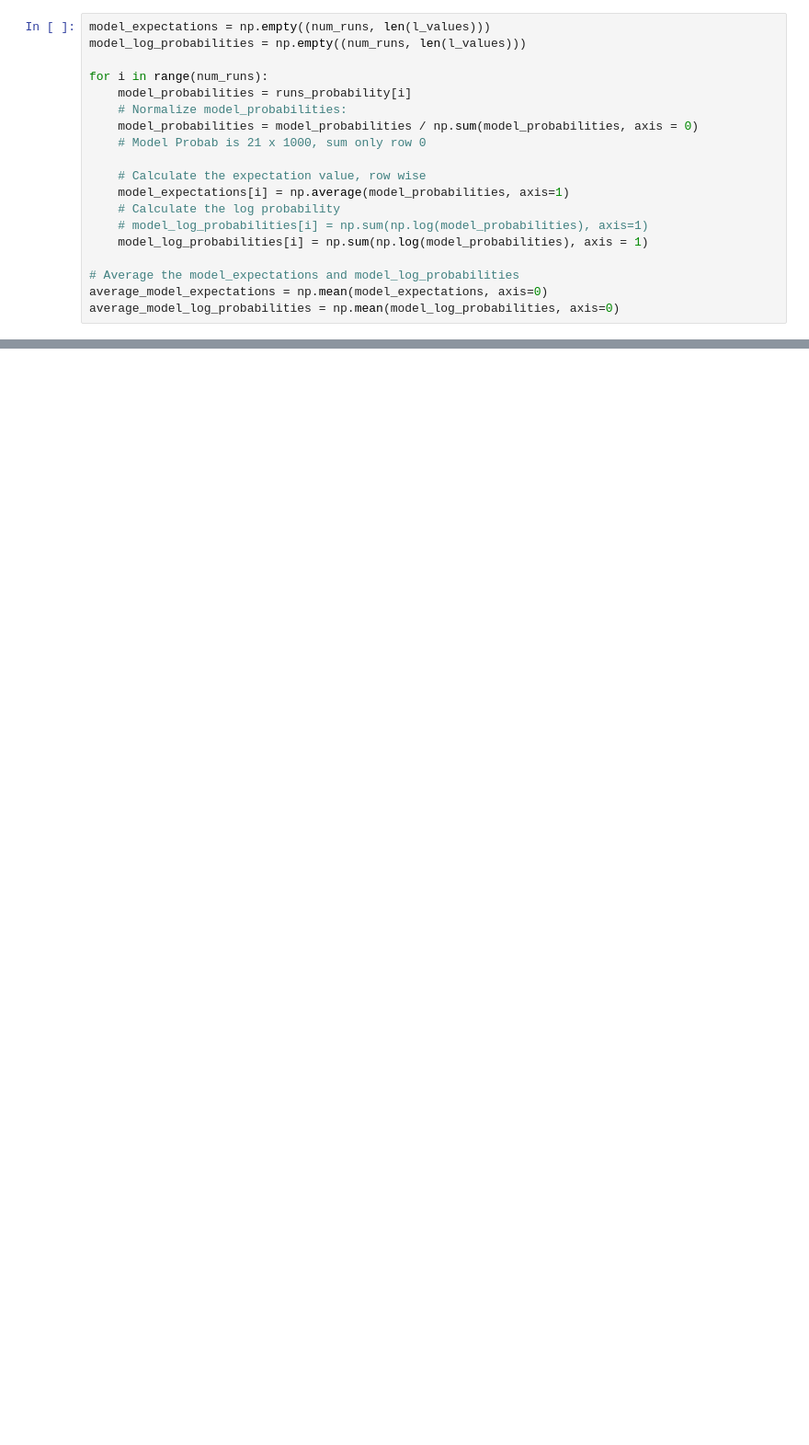
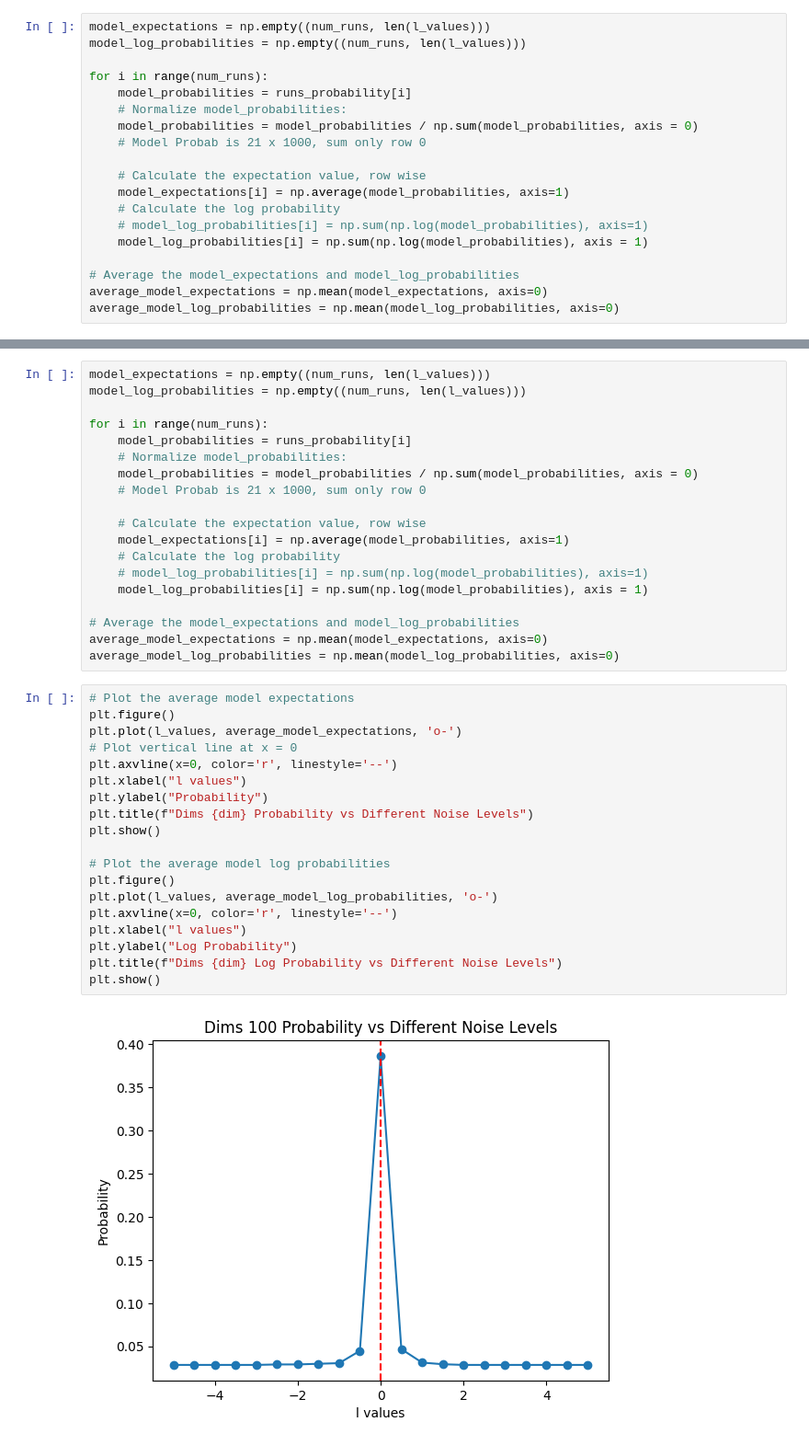
Before and after one commit to SammyS15/Pokie, a Jupyter notebook: notebook/Example.ipynb, the cells around one changed output, grey strips where cells are left out. Shown at 92% size. Saved outputs shown, nothing was run; the diff lists cells and outputs as text; blank space fills up the shorter version.

```diff
--- a/notebook/Example.ipynb
+++ b/notebook/Example.ipynb
@@ -120,0 +191,40 @@ plt.show()
+# %%
+model_expectations = np.empty((num_runs, len(l_values)))
+model_log_probabilities = np.empty((num_runs, len(l_values)))
+
+for i in range(num_runs):
+    model_probabilities = runs_probability[i]
+    # Normalize model_probabilities:
+    model_probabilities = model_probabilities / np.sum(model_probabilities, axis = 0)
+    # Model Probab is 21 x 1000, sum only row 0
+
+    # Calculate the expectation value, row wise
+    model_expectations[i] = np.average(model_probabilities, axis=1)
+    # Calculate the log probability
+    # model_log_probabilities[i] = np.sum(np.log(model_probabilities), axis=1)
+    model_log_probabilities[i] = np.sum(np.log(model_probabilities), axis = 1)
+
+# Average the model_expectations and model_log_probabilities
+average_model_expectations = np.mean(model_expectations, axis=0)
+average_model_log_probabilities = np.mean(model_log_probabilities, axis=0)
+# %%
+# Plot the average model expectations
+plt.figure()
+plt.plot(l_values, average_model_expectations, 'o-')
+# Plot vertical line at x = 0
+plt.axvline(x=0, color='r', linestyle='--')
+plt.xlabel("l values")
+plt.ylabel("Probability")
+plt.title(f"Dims {dim} Probability vs Different Noise Levels")
+plt.show()
+
+# Plot the average model log probabilities
+plt.figure()
+plt.plot(l_values, average_model_log_probabilities, 'o-')
+plt.axvline(x=0, color='r', linestyle='--')
+plt.xlabel("l values")
+plt.ylabel("Log Probability")
+plt.title(f"Dims {dim} Log Probability vs Different Noise Levels")
+plt.show()
+# %% [output]
+[figure, added]
```
Also changed, not shown: parts of 5 cells of this notebook.
